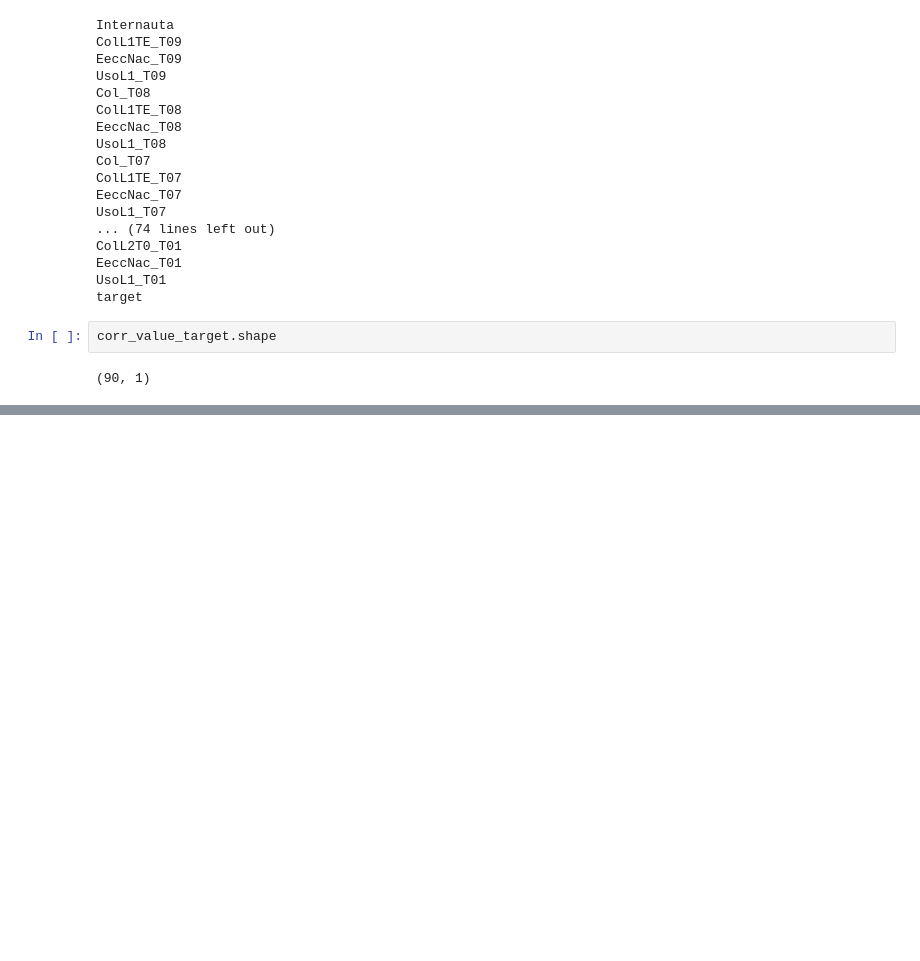
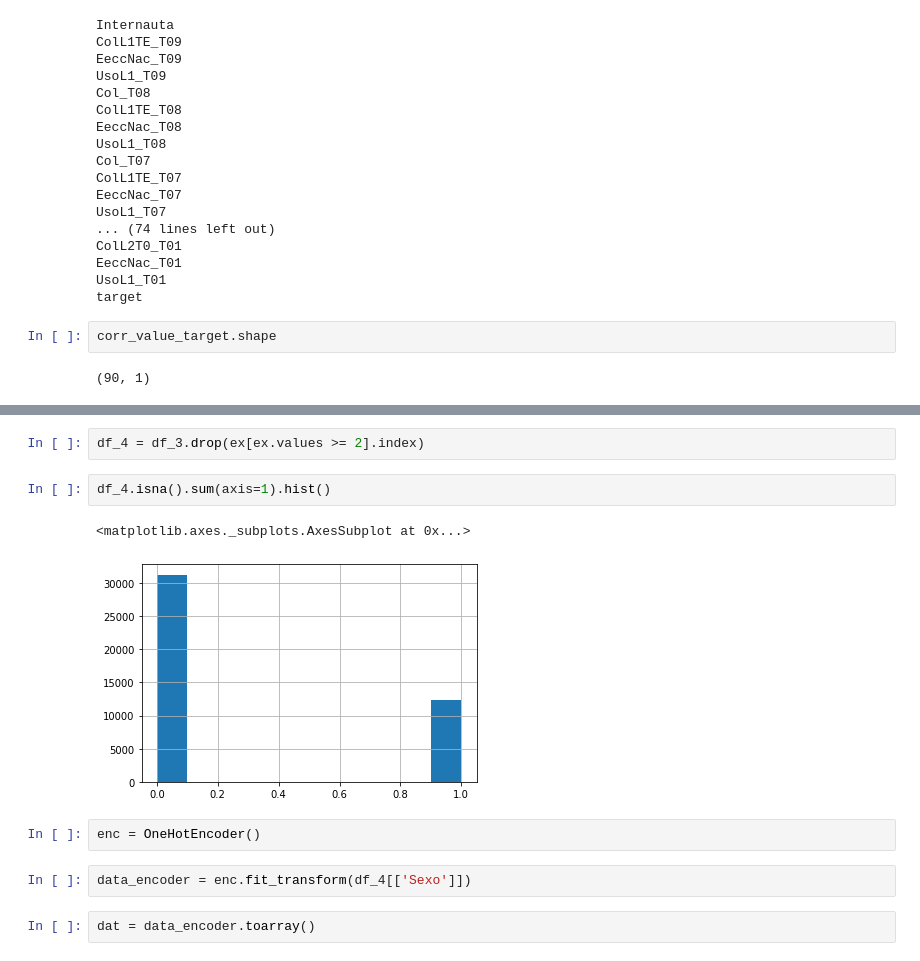
Before and after one commit to Maxibrionest/MachineLearning, a Jupyter notebook: Entrega2/Entrega2.ipynb, the cells around one changed output, grey strips where cells are left out. Drawn from its saved outputs; the diff is of its cells as text; blank space fills up the shorter version.

```diff
--- a/Entrega2/Entrega2.ipynb
+++ b/Entrega2/Entrega2.ipynb
@@ -572,0 +584,13 @@ corr_value_target.shape
+# %%
+df_4 = df_3.drop(ex[ex.values >= 2].index)
+# %%
+df_4.isna().sum(axis=1).hist()
+# %% [output]
+<matplotlib.axes._subplots.AxesSubplot at 0x...>
+[figure, added]
+# %%
+enc = OneHotEncoder()
+# %%
+data_encoder = enc.fit_transform(df_4[['Sexo']])
+# %%
+dat = data_encoder.toarray()
```
Also changed, not shown: parts of 11 cells of this notebook.
